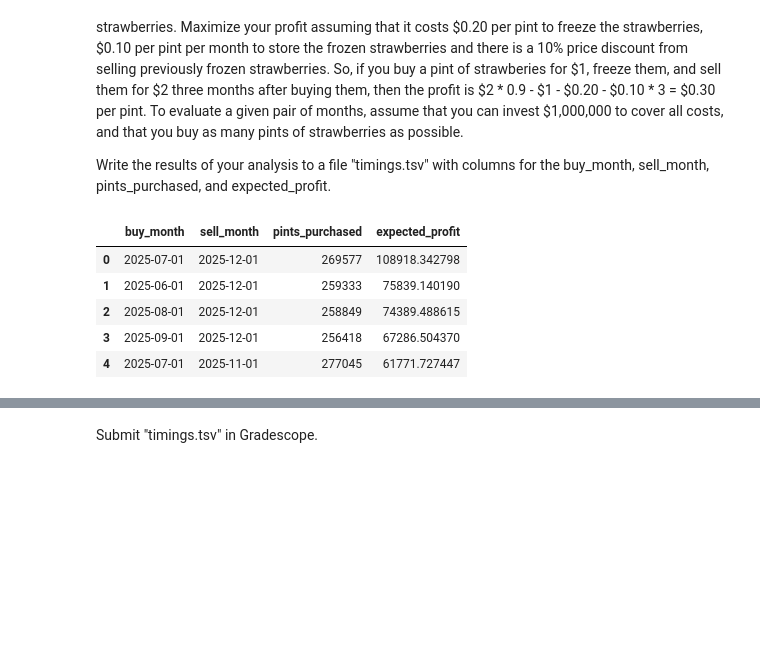
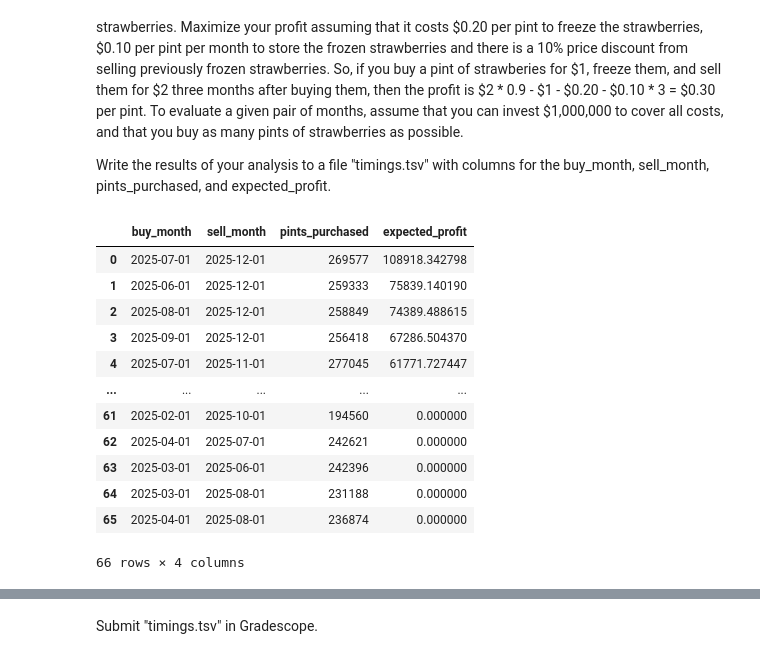
Before and after one commit to cfornesa/dx704-project-02, a Jupyter notebook: project.ipynb, the cells around one changed output, grey strips where cells are left out. Saved outputs shown, nothing was run; the diff lists cells and outputs as text; code cells hidden in the pictures; blank space fills up the shorter version.

```diff
--- a/project.ipynb
+++ b/project.ipynb
@@ -487,10 +481,10 @@ df = df.sort_values("month").reset_index(drop=True)
 
 rows = []
 n = len(df)
-for i in range(n):                     # buy month
+for i in range(n - 1):                     # buy month
     buy_month  = df.loc[i, "month"]
     buy_price  = float(df.loc[i, "price"])
-    for j in range(i, n):              # sell month (strictly after buy)
+    for j in range(i + 1, n):              # sell month (strictly after buy)
         sell_month = df.loc[j, "month"]
         sell_mean  = float(df.loc[j, "price"])
 
@@ -505,38 +499,39 @@ for i in range(n):                     # buy month
 
         # expected profit per pint (Monte Carlo using your 3 functions)
         mu_profit_per_pint = estimate_option_value(
             K_raw, S_mean=sell_mean, S_stdev=sell_stdev, n_samples=20_000, discount=discount
         )
 
         # how many pints we can afford with $1M (must cover ALL upfront costs)
         pints = int(np.floor(budget / max(K_raw, 1e-12)))
 
         # total expected profit
         total_profit = mu_profit_per_pint * pints
 
         rows.append({
             "buy_month": buy_month,
             "sell_month": sell_month,
-            # "months_held": months_held,
-            # "buy_price": buy_price,
-            # "sell_mean": sell_mean,
-            # "sell_stdev": sell_stdev,
-            # "cost_per_pint": K_raw,
-            # "E_profit_per_pint": mu_profit_per_pint,
             "pints_purchased": pints,
             "expected_profit": total_profit
         })
 
 results = (pd.DataFrame(rows)
            .sort_values("expected_profit", ascending=False)
            .reset_index(drop=True))
 
-results.head(5)
+results
 # %% [output]
 |  | buy_month | sell_month | pints_purchased | expected_profit |
 | 0 | 2025-07-01 | 2025-12-01 | 269577 | 108918.342798 |
 | 1 | 2025-06-01 | 2025-12-01 | 259333 | 75839.140190 |
 | 2 | 2025-08-01 | 2025-12-01 | 258849 | 74389.488615 |
 | 3 | 2025-09-01 | 2025-12-01 | 256418 | 67286.504370 |
 | 4 | 2025-07-01 | 2025-11-01 | 277045 | 61771.727447 |
+| ... | ... | ... | ... | ... |
+| 61 | 2025-02-01 | 2025-10-01 | 194560 | 0.000000 |
+| 62 | 2025-04-01 | 2025-07-01 | 242621 | 0.000000 |
+| 63 | 2025-03-01 | 2025-06-01 | 242396 | 0.000000 |
+| 64 | 2025-03-01 | 2025-08-01 | 231188 | 0.000000 |
+| 65 | 2025-04-01 | 2025-08-01 | 236874 | 0.000000 |
+66 rows × 4 columns
 # %%
```
Also changed, not shown: parts of 12 cells of this notebook, 2 other files.
